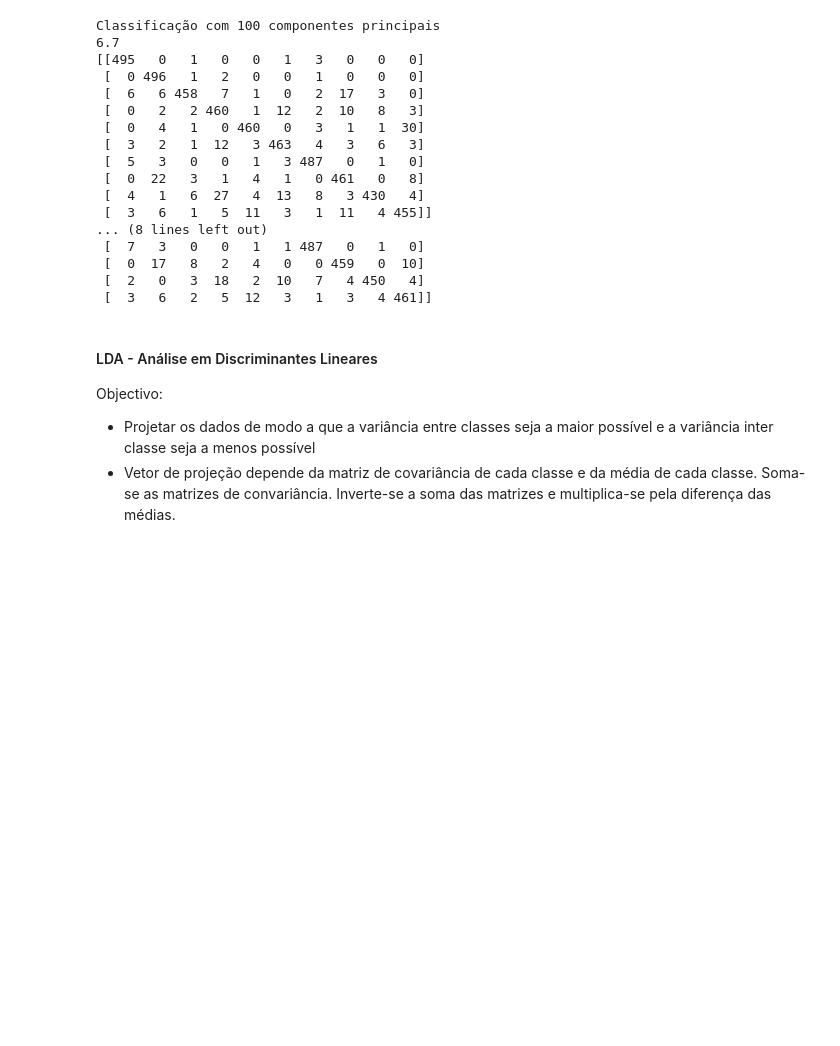
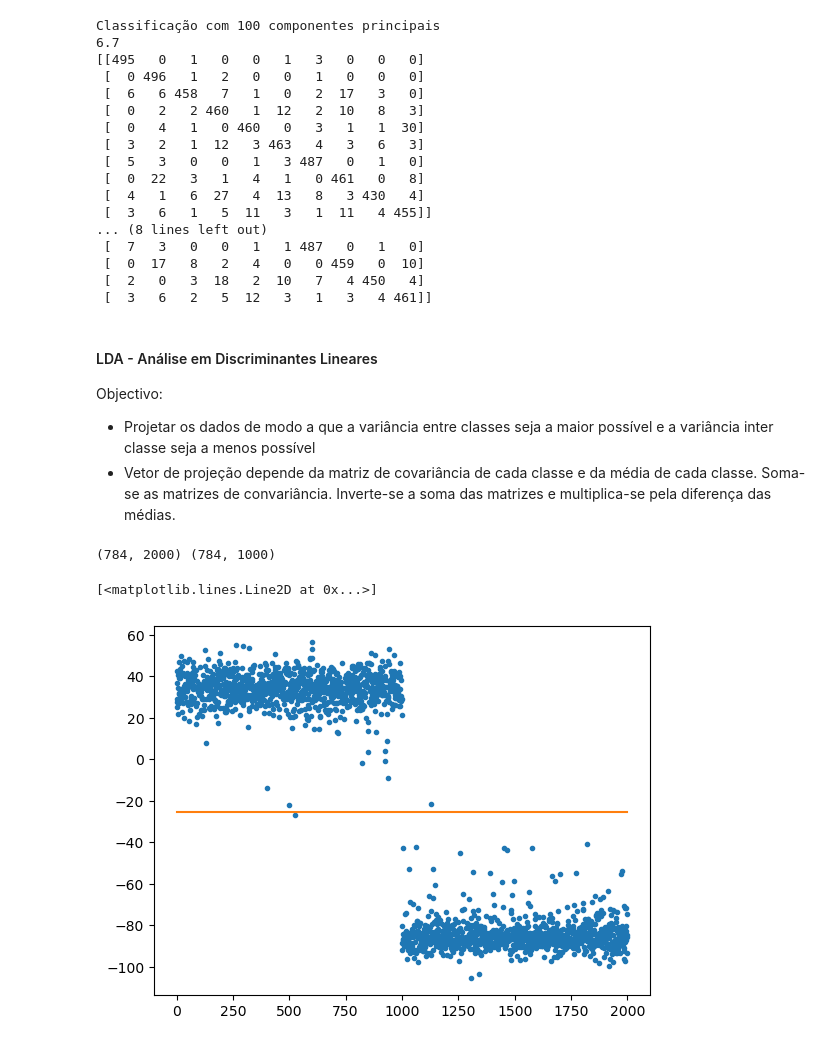
Before and after one commit to AnaSofOliveira/AA-22-23, a Jupyter notebook: Laboratorios/Lab3/Lab3.ipynb, the cells around one changed output. Saved outputs shown, nothing was run; the diff lists cells and outputs as text; code cells hidden in the pictures; blank space fills up the shorter version.

```diff
--- a/Laboratorios/Lab3/Lab3.ipynb
+++ b/Laboratorios/Lab3/Lab3.ipynb
@@ -815,3 +815,54 @@ Classificação com 100 componentes principais
 Objectivo:
 - Projetar os dados de modo a que a variância entre classes seja a maior possível e a variância inter classe seja a menos possível
 - Vetor de projeção depende da matriz de covariância de cada classe e da média de cada classe. Soma-se as matrizes de convariância. Inverte-se a soma das matrizes e multiplica-se pela diferença das médias.
+# %%
+fN = '/Users/anaso/Documents/AA/AA-22-23/Laboratorios/Lab3/Material fornecido/MNISTsmall.p'
+
+D = pickle.load(open(fN, 'rb'))
+D.keys()
+
+X = D['X']*1.
+y = D['trueClass']
+
+f1 = D['foldTrain']
+f2 = D['foldTest']
+
+X1 = X[:, f1]
+y1 = y[f1]
+
+X2 = X[:, f2]
+y2 = y[f2]
+
+
+# Dados de treino com classes 0 e 1
+Xa = X1[:, y1==0]
+Xb = X1[:, y1==1]
+X01_treino = np.hstack((Xa, Xb))
+y1 = np.hstack((np.zeros(1000), np.ones(1000)))
+
+# Dados de teste com classes 0 e 1
+Xa = X2[:, y2==0]
+Xb = X2[:, y2==1]
+X01_teste = np.hstack((Xa, Xb))
+y2 = np.hstack((np.zeros(500), np.ones(500)))
+
+print(X01_treino.shape, X01_teste.shape)
+# %% [output]
+(784, 2000) (784, 1000)
+# %%
+m0 = np.mean(X01_treino[:, y1==0], axis=1)
+m1 = np.mean(X01_treino[:, y1==1], axis=1)
+
+cov0 = np.cov(X01_treino[:, y1==0])
+cov1 = np.cov(X01_treino[:, y1==1])
+
+w = np.dot(la.pinv(cov0 + cov1), m0-m1)
+
+X01_treino_projetado = np.dot(w.T, X01_treino)
+l = (np.dot(w, m0) + np.dot(w, m1))/2
+
+plt.plot(X01_treino_projetado, '.')
+plt.plot([0, 2000], [l, l])
+# %% [output]
+[<matplotlib.lines.Line2D at 0x...>]
+[figure, added]
```
Also changed, not shown: parts of 3 cells of this notebook.
